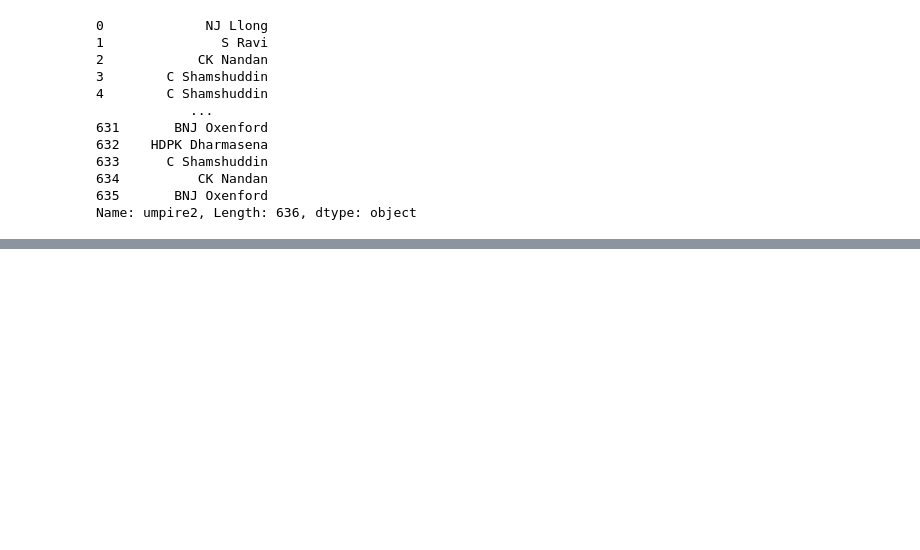
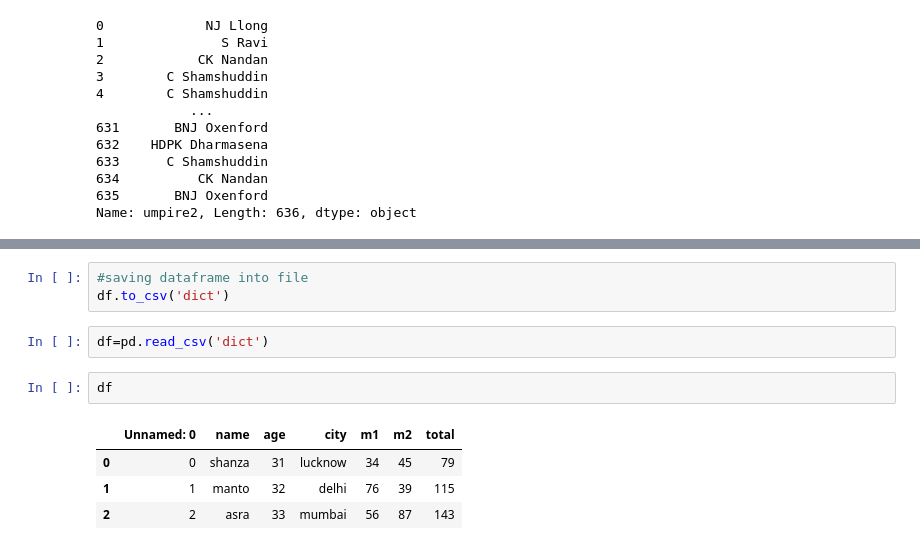
Before and after one commit to shanzasayeed/PANDAS, a Jupyter notebook: IPL_ANALYSIS.IPYNB, the cells around one changed output, grey strips where cells are left out. Drawn from its saved outputs; the diff is of its cells as text; blank space fills up the shorter version.

```diff
--- a/IPL_ANALYSIS.IPYNB
+++ b/IPL_ANALYSIS.IPYNB
@@ -1073,0 +1216,12 @@ Name: umpire2, Length: 636, dtype: object
+# %%
+#saving dataframe into file
+df.to_csv('dict')
+# %%
+df=pd.read_csv('dict')
+# %%
+df
+# %% [output]
+|  | Unnamed: 0 | name | age | city | m1 | m2 | total |
+| 0 | 0 | shanza | 31 | lucknow | 34 | 45 | 79 |
+| 1 | 1 | manto | 32 | delhi | 76 | 39 | 115 |
+| 2 | 2 | asra | 33 | mumbai | 56 | 87 | 143 |
```
Also changed, not shown: parts of 27 cells of this notebook, 1 other file.
